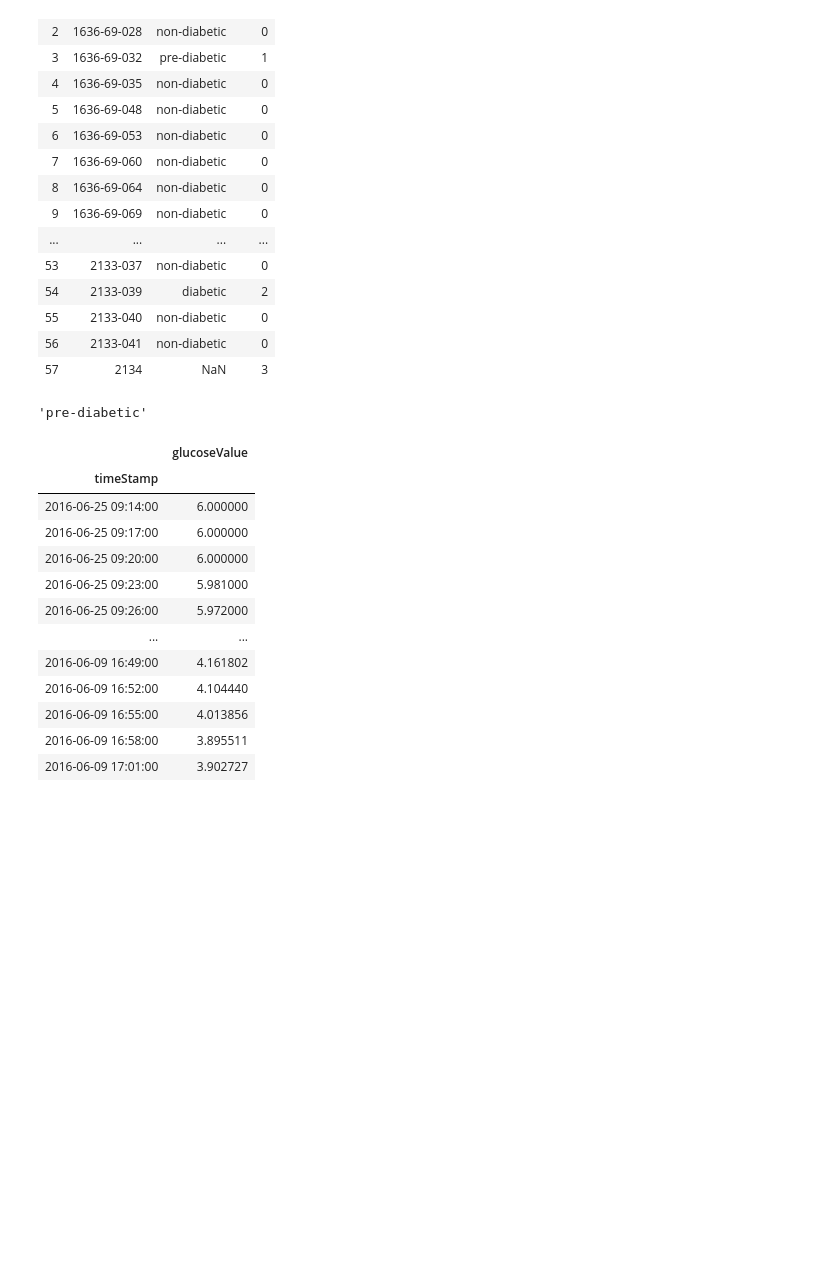
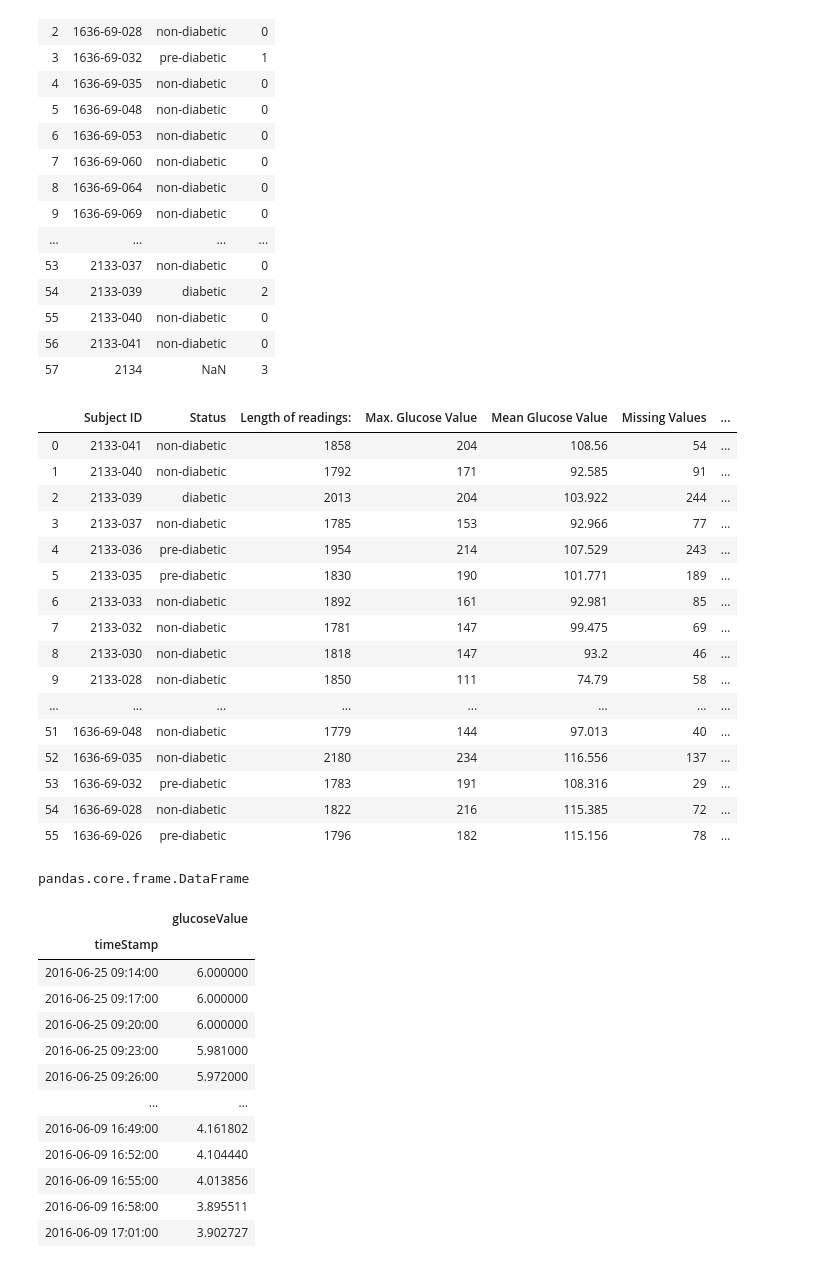
Before and after one commit to snehG0205/NCSA_genomics, a Jupyter notebook: Python - notebooks/Scratchpad.ipynb, the cells around one changed output. Cells and saved outputs as stored; diff of their text form; code cells hidden in the pictures; blank space fills up the shorter version.

```diff
--- a/Python - notebooks/Scratchpad.ipynb
+++ b/Python - notebooks/Scratchpad.ipynb
@@ -237,11 +46,3 @@ meta
 | 55 | 2133-040 | non-diabetic | 0 |
 | 56 | 2133-041 | non-diabetic | 0 |
 | 57 | 2134 | NaN | 3 |
-# %%
-i = "1636-70-1010"
-s = meta[meta["ID"]==i]
-t=s["status"].values[0]
-str(t)
-#t = meta.at[meta["ID"]==i,'status']
-# %% [output]
-'pre-diabetic'
@@ -248,25 +52,49 @@ str(t)
 # %%
-#Hall Data
-def generateMetadata(data):
-    for subjectId, df in data.groupby('subjectId'):
-        print("==============================================================")
-        print("Subject ID: "+str(subjectId))
-        temp = meta[meta["ID"]==subjectId]
-        print("Status: "+str(temp["status"].values[0]))
-        #print(df)
-        #print(df['GlucoseValue'].describe())
-        #100*(len(df[df["time_gap"]>str("00:05:00")])/df['GlucoseValue'].count())
-        print("Length of the readings: "+str(df['GlucoseValue'].count()))
-        print("Max. Glucose value: "+str(df['GlucoseValue'].max()))
-        print("Min. Glucose value: "+str(df['GlucoseValue'].min()))
-        print("Mean Glucose value: "+str(round(df['GlucoseValue'].mean(),3)))
-        print("Missing Values: "+str(len(df[df["time_gap"]>str("00:05:00")])))
-        print("Percent of missing values: "+str(round(100*(len(df[df["time_gap"]>str("00:05:00")])/df['GlucoseValue'].count()),2))+"%")
-        #print(df['DisplayTime'])
-        print()
-        print(df['DisplayTime'].iloc[0])
-        print(df['DisplayTime'].iloc[-1])
-        print(df['DisplayTime'].iloc[-1]-df['DisplayTime'].iloc[0])
+data_description = pd.DataFrame()
+for subjectId, df in data.groupby('subjectId'):
+#     print("==============================================================")
+    subj_id = str(subjectId)
+    temp = meta[meta["ID"]==subjectId]
+    status = str(temp["status"].values[0])
+    #print(df)
+    #print(df['GlucoseValue'].describe())
+    #100*(len(df[df["time_gap"]>str("00:05:00")])/df['GlucoseValue'].count())
+    l_of_r = str(df['GlucoseValue'].count())
+    maxGV = str(df['GlucoseValue'].max())
+    minGV = str(df['GlucoseValue'].min())
+    meanGV = str(round(df['GlucoseValue'].mean(),3))
+    miss_val = str(len(df[df["time_gap"]>str("00:05:00")]))
+    P_miss_val = str(round(100*(len(df[df["time_gap"]>str("00:05:00")])/df['GlucoseValue'].count()),2))+"%"
+
+    days = df['DisplayTime'].iloc[-1]-df['DisplayTime'].iloc[0]
+
+    temp_df = pd.DataFrame({'Subject ID':[subj_id], 'Status':[status], 'Length of readings':[l_of_r], 'Max. Glucose Value':[maxGV], 'Mean Glucose Value':[meanGV], 'Missing Values':[miss_val], 'Percent of missing values':[P_miss_val], 'Days':[days]})
+
+    data_description = pd.concat([temp_df,data_description],ignore_index=True)
+# %%
+data_description
+# %% [output]
+|  | Subject ID | Status | Length of readings: | Max. Glucose Value | Mean Glucose Value | Missing Values | ... |
+| 0 | 2133-041 | non-diabetic | 1858 | 204 | 108.56 | 54 | ... |
+| 1 | 2133-040 | non-diabetic | 1792 | 171 | 92.585 | 91 | ... |
+| 2 | 2133-039 | diabetic | 2013 | 204 | 103.922 | 244 | ... |
+| 3 | 2133-037 | non-diabetic | 1785 | 153 | 92.966 | 77 | ... |
+| 4 | 2133-036 | pre-diabetic | 1954 | 214 | 107.529 | 243 | ... |
+| 5 | 2133-035 | pre-diabetic | 1830 | 190 | 101.771 | 189 | ... |
+| 6 | 2133-033 | non-diabetic | 1892 | 161 | 92.981 | 85 | ... |
+| 7 | 2133-032 | non-diabetic | 1781 | 147 | 99.475 | 69 | ... |
+| 8 | 2133-030 | non-diabetic | 1818 | 147 | 93.2 | 46 | ... |
+| 9 | 2133-028 | non-diabetic | 1850 | 111 | 74.79 | 58 | ... |
+| ... | ... | ... | ... | ... | ... | ... | ... |
+| 51 | 1636-69-048 | non-diabetic | 1779 | 144 | 97.013 | 40 | ... |
+| 52 | 1636-69-035 | non-diabetic | 2180 | 234 | 116.556 | 137 | ... |
+| 53 | 1636-69-032 | pre-diabetic | 1783 | 191 | 108.316 | 29 | ... |
+| 54 | 1636-69-028 | non-diabetic | 1822 | 216 | 115.385 | 72 | ... |
+| 55 | 1636-69-026 | pre-diabetic | 1796 | 182 | 115.156 | 78 | ... |
+# %%
+type(data_description)
+# %% [output]
+pandas.core.frame.DataFrame
 # %%
 cgmdata = pd.read_csv("~/Desktop/NCSA_genomics/Data/CGManalyzer.csv") #use your path
 # %%
```
Also changed, not shown: parts of 32 cells of this notebook, 10 other files.
